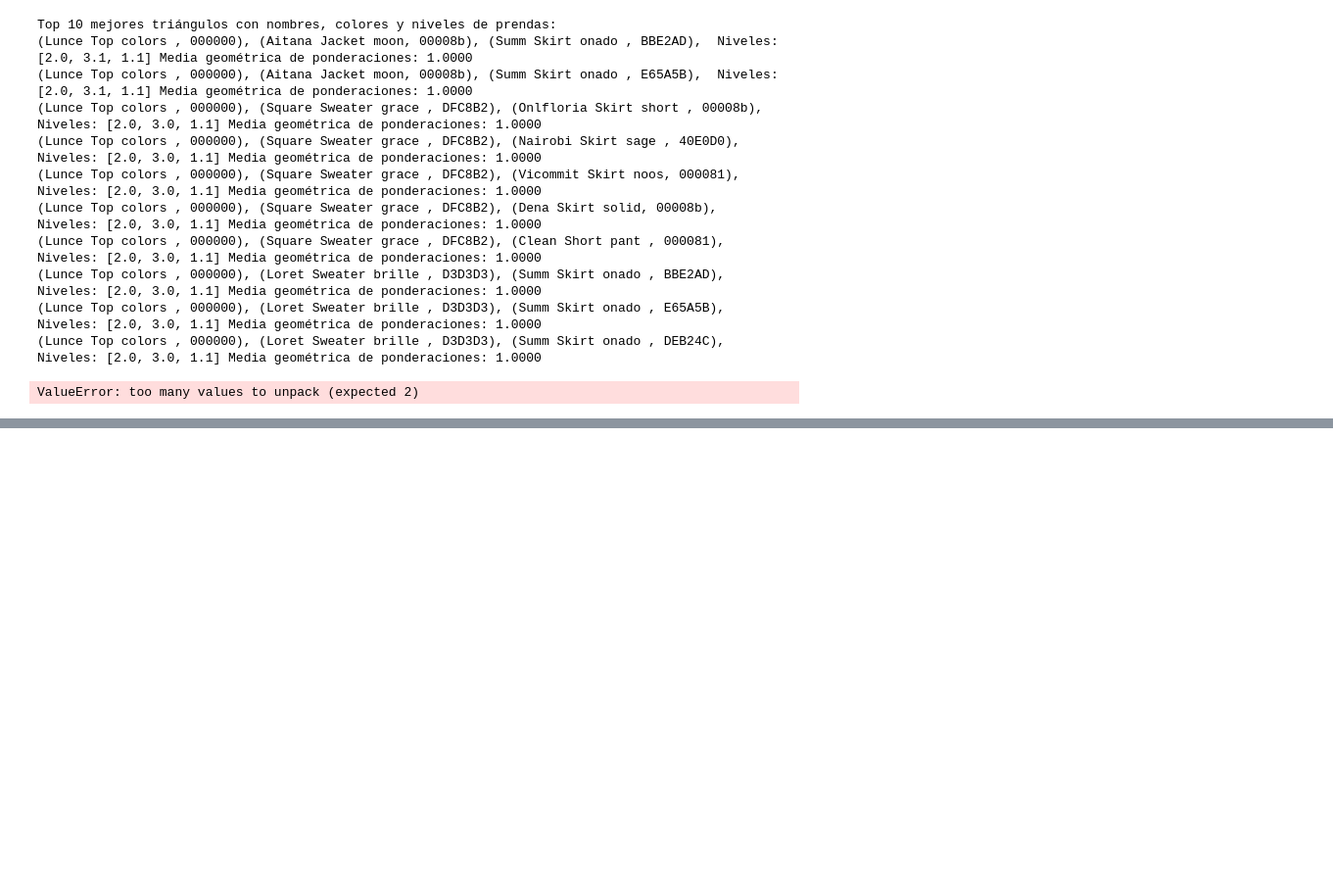
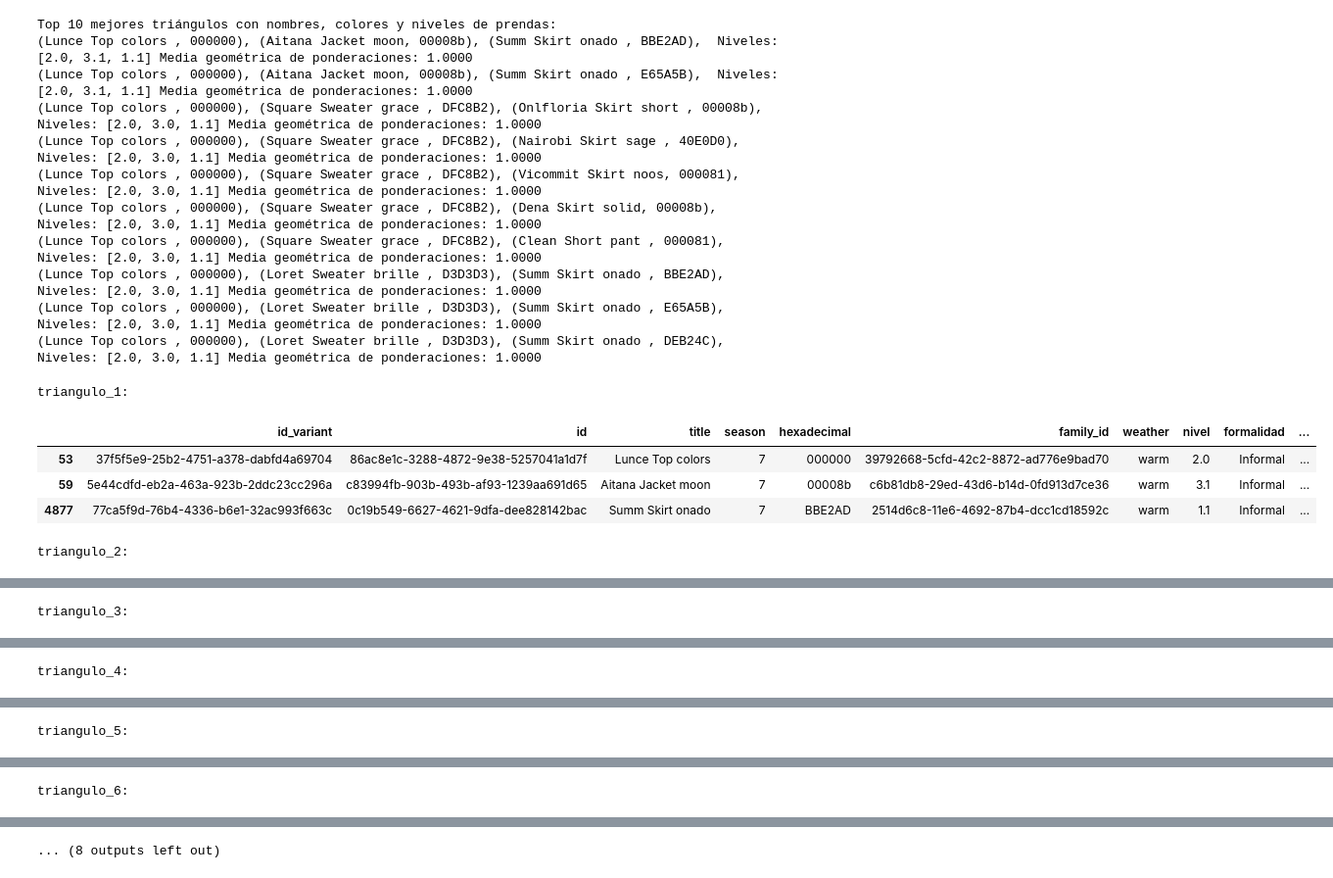
Before and after one commit to xaabizulu/24_25_3_R10_Verde_Oscuro, a Jupyter notebook: 02__Grafo_Colabs.ipynb, the cells around one changed output, grey strips where cells are left out. Shown at 98% size. Cells and saved outputs as stored; diff of their text form; code cells hidden in the pictures; blank space fills up the shorter version.

Commit message:
ultimo error solucionado

```diff
--- a/02__Grafo_Colabs.ipynb
+++ b/02__Grafo_Colabs.ipynb
@@ -1080,20 +1080,33 @@ Top 10 mejores triángulos con nombres, colores y niveles de prendas:
 (Lunce Top colors , 000000), (Loret Sweater brille , D3D3D3), (Summ Skirt onado , E65A5B),  Niveles: [2.0, 3.0, 1.1] Media geométrica de ponderaciones: 1.0000
 (Lunce Top colors , 000000), (Loret Sweater brille , D3D3D3), (Summ Skirt onado , DEB24C),  Niveles: [2.0, 3.0, 1.1] Media geométrica de ponderaciones: 1.0000
 # %%
+# Crear un diccionario para almacenar los DataFrames de cada triángulo
+top10_dataframes = {}
+
 # Iterar sobre los triángulos del top 10
-for triangulo, media in top10_triangulos:
-    prenda1, prenda2, prenda3 = triangulo
+for i, (triangulo, media) in enumerate(triangulos_ordenados[:10], start=1):
+    prenda1_id, prenda2_id, prenda3_id = triangulo
 
-    # Buscar las filas correspondientes a cada prenda en df_limpio_s7 usando 'id_nodo'
-    prenda1_fila = df_limpio_s7[df_limpio_s7['id_nodo'] == prenda1]
-    prenda2_fila = df_limpio_s7[df_limpio_s7['id_nodo'] == prenda2]
-    prenda3_fila = df_limpio_s7[df_limpio_s7['id_nodo'] == prenda3]
+    # Buscar las filas correspondientes a los IDs de las prendas en df_limpio_s7
+    prenda1_fila = df_limpio_s7[df_limpio_s7['id_nodo'] == prenda1_id]
+    prenda2_fila = df_limpio_s7[df_limpio_s7['id_nodo'] == prenda2_id]
+    prenda3_fila = df_limpio_s7[df_limpio_s7['id_nodo'] == prenda3_id]
 
-    # Crear un DataFrame con las tres filas de prendas y añadir la media geométrica
-    triangulo_info = pd.concat([prenda1_fila, prenda2_fila, prenda3_fila])
-    triangulo_info['media_geometrica'] = media
+    # Combinar las filas en un DataFrame temporal
+    triangulo_df = pd.concat([prenda1_fila, prenda2_fila, prenda3_fila])
+    triangulo_df['media_geometrica'] = media  # Añadir la media geométrica
 
-    # Mostrar el DataFrame de cada triángulo
-    display(triangulo_info)
+    # Guardar en el diccionario con una clave representativa
+    top10_dataframes[f"triangulo_{i}"] = triangulo_df
+
+# Mostrar cada DataFrame
+for nombre, df in top10_dataframes.items():
+    print(f"\n{nombre}:")
+    display(df)
 # %% [output]
-ValueError: too many values to unpack (expected 2)
+triangulo_1:
+|  | id_variant | id | title | season | hexadecimal | family_id | weather | nivel | formalidad | ... |
+| 53 | 37f5f5e9-25b2-4751-a378-dabfd4a69704 | 86ac8e1c-3288-4872-9e38-5257041a1d7f | Lunce Top colors | 7 | 000000 | 39792668-5cfd-42c2-8872-ad776e9bad70 | warm | 2.0 | Informal | ... |
+| 59 | 5e44cdfd-eb2a-463a-923b-2ddc23cc296a | c83994fb-903b-493b-af93-1239aa691d65 | Aitana Jacket moon | 7 | 00008b | c6b81db8-29ed-43d6-b14d-0fd913d7ce36 | warm | 3.1 | Informal | ... |
+| 4877 | 77ca5f9d-76b4-4336-b6e1-32ac993f663c | 0c19b549-6627-4621-9dfa-dee828142bac | Summ Skirt onado | 7 | BBE2AD | 2514d6c8-11e6-4692-87b4-dcc1cd18592c | warm | 1.1 | Informal | ... |
+triangulo_2:
@@ -1099,0 +1117 @@ ValueError: too many values to unpack (expected 2)
+triangulo_3:
@@ -1099,0 +1122 @@ ValueError: too many values to unpack (expected 2)
+triangulo_4:
@@ -1099,0 +1127 @@ ValueError: too many values to unpack (expected 2)
+triangulo_5:
@@ -1099,0 +1132 @@ ValueError: too many values to unpack (expected 2)
+triangulo_6:
@@ -1100,3 +1137,4 @@ ValueError: too many values to unpack (expected 2)
+... (8 outputs left out)
 # %%
 import csv
 
```
Also changed, not shown: parts of 4 cells of this notebook.
